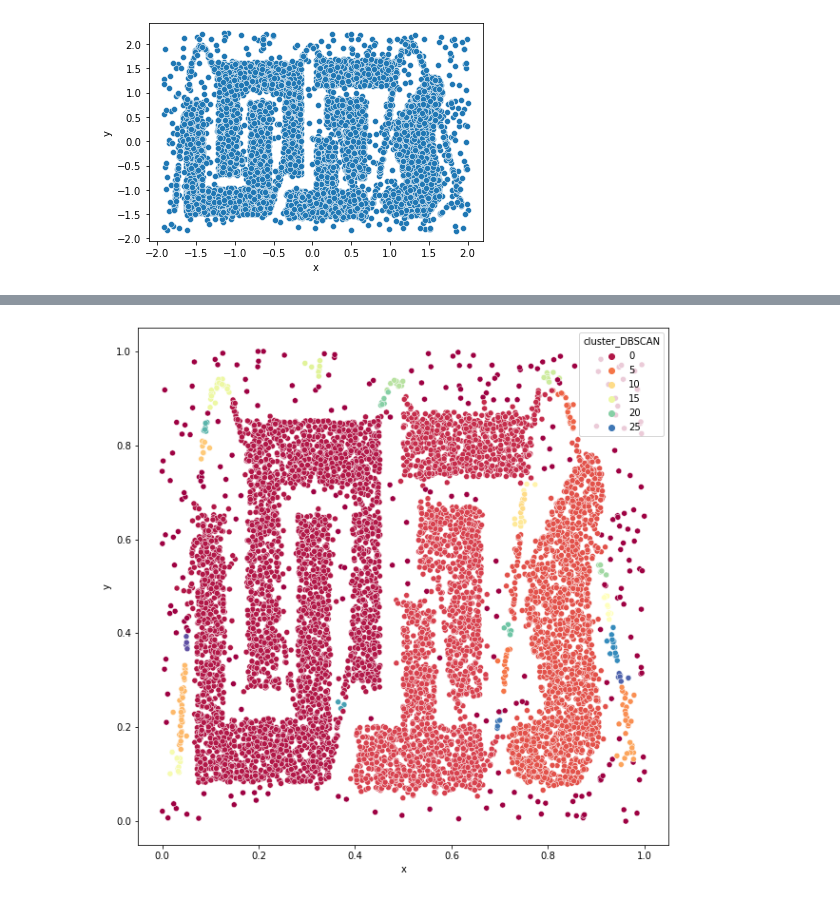
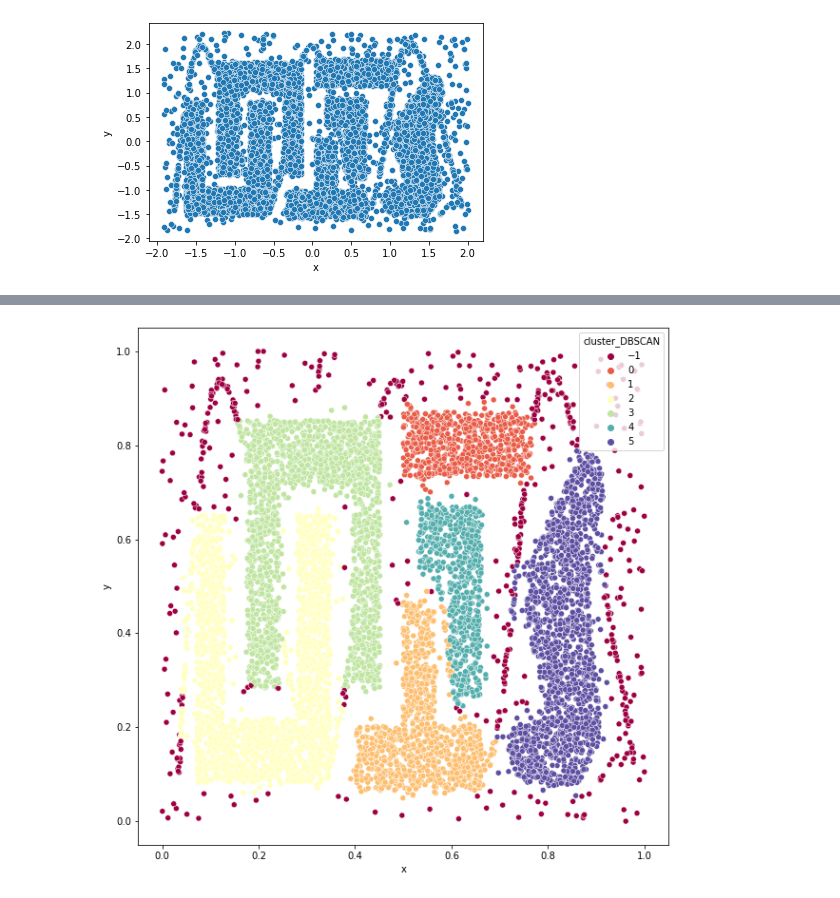
Before and after one commit to DataMathematician/PetResearch, a Jupyter notebook: l4p1.ipynb, the cells around one changed output, grey strips where cells are left out. Saved outputs shown, nothing was run; the diff lists cells and outputs as text; code cells hidden in the pictures.

```diff
--- a/l4p1.ipynb
+++ b/l4p1.ipynb
@@ -102,7 +103,7 @@ df_test = df_mmscaled.copy()
 # %%
 # k-mean
 from sklearn.cluster import KMeans
-model = KMeans(n_clusters=6,random_state=101).fit_predict(df_test)
+model = KMeans(n_clusters=9,random_state=101).fit_predict(df_test)
 df_mmscaled['cluster_k-mean'] = model
 plot_model(df_mmscaled,'cluster_k-mean')
 # видно, что k-mean кластеризировал точки на 6 груп, но очевидно не правильно.
@@ -118,7 +119,7 @@ plot_model(df_mmscaled,'cluster_k-mean')
 # %%
 # Agglomerative clustering
 from sklearn.cluster import AgglomerativeClustering
-model = AgglomerativeClustering(n_clusters=4,linkage='ward').fit_predict(df_test)
+model = AgglomerativeClustering(n_clusters=9,linkage='ward').fit_predict(df_test)
 df_mmscaled['cluster_agg'] = model
 plot_model(df_mmscaled,'cluster_agg')
 # Ситуация не сильно улучшилась, если вообще улучшилась. Алгоритм на 1 шаге
@@ -140,8 +134,8 @@ plot_model(df_mmscaled,'cluster_agg')
 # %%
-# DBSCAN
+# DBSCAN 0.355 49
 from sklearn.cluster import DBSCAN
-model = DBSCAN(eps=0.018).fit_predict(df_test)
+model = DBSCAN(eps=0.0356,min_samples=49).fit_predict(df_test)
 df_mmscaled['cluster_DBSCAN'] = model
 plot_model(df_mmscaled,'cluster_DBSCAN')
 # %% [output]
-[figure, old version]
+[figure, new version]
```
Also changed, not shown: parts of 10 cells of this notebook.
